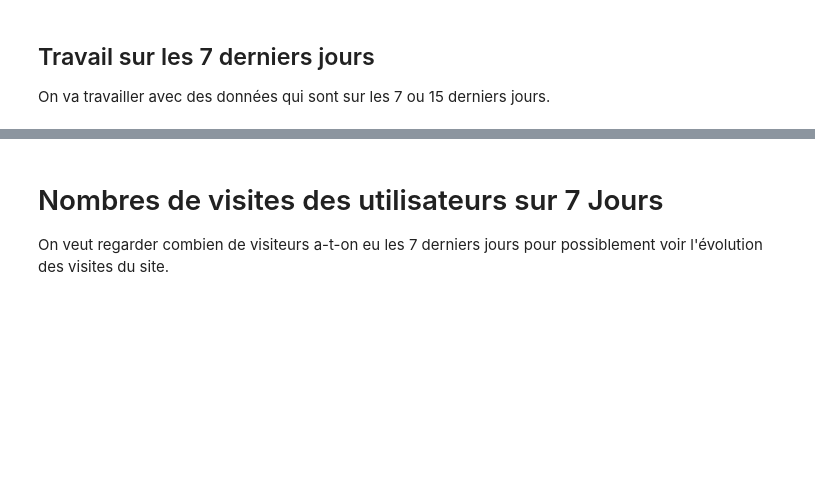
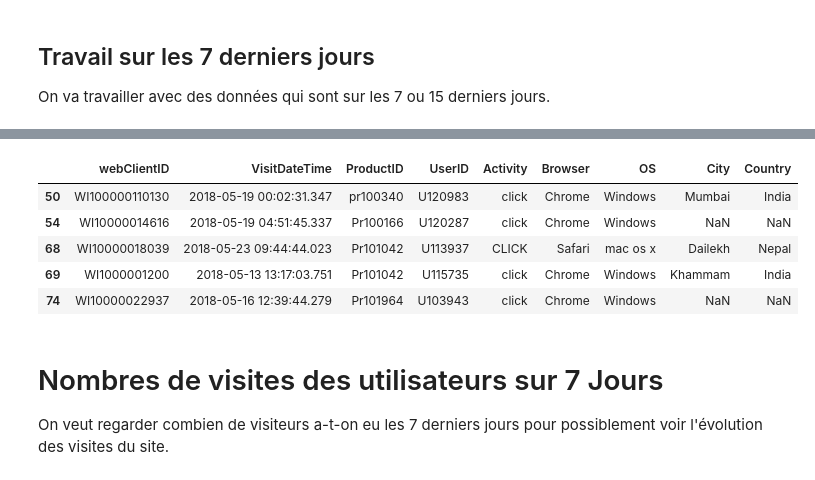
Before and after one commit to thomasRandrianantoandro1/ETLMarketing, a Jupyter notebook: ProjetETL.ipynb, the cells around one changed output, grey strips where cells are left out. Saved outputs shown, nothing was run; the diff lists cells and outputs as text; code cells hidden in the pictures; blank space fills up the shorter version.

```diff
--- a/ProjetETL.ipynb
+++ b/ProjetETL.ipynb
@@ -73,5 +90,5 @@ print(df_7jours.head().to_string())
 date_fin = pd.Timestamp('2018-05-27')
 date_debut = date_fin - pd.Timedelta(days=15)
 df_15jours= df_VisitorLogs[(df_VisitorLogs['VisitDateTime'] >= date_debut) & (df_VisitorLogs['VisitDateTime'] <= date_fin)]
-print(df_15jours.head().to_string())
+df_15jours.head()
 # %% [output]
@@ -84,3 +95,9 @@ print(df_15jours.head().to_string())
+|  | webClientID | VisitDateTime | ProductID | UserID | Activity | Browser | OS | City | Country |
+| 50 | WI100000110130 | 2018-05-19 00:02:31.347 | pr100340 | U120983 | click | Chrome | Windows | Mumbai | India |
+| 54 | WI10000014616 | 2018-05-19 04:51:45.337 | Pr100166 | U120287 | click | Chrome | Windows | NaN | NaN |
+| 68 | WI10000018039 | 2018-05-23 09:44:44.023 | Pr101042 | U113937 | CLICK | Safari | mac os x | Dailekh | Nepal |
+| 69 | WI1000001200 | 2018-05-13 13:17:03.751 | Pr101042 | U115735 | click | Chrome | Windows | Khammam | India |
+| 74 | WI10000022937 | 2018-05-16 12:39:44.279 | Pr101964 | U103943 | click | Chrome | Windows | NaN | NaN |
 # %% [markdown]
 # Nombres de visites des utilisateurs sur 7 Jours
 On veut regarder combien de visiteurs a-t-on eu les 7 derniers jours pour possiblement voir l'évolution des visites du site.
```
Also changed, not shown: parts of 16 cells of this notebook.
